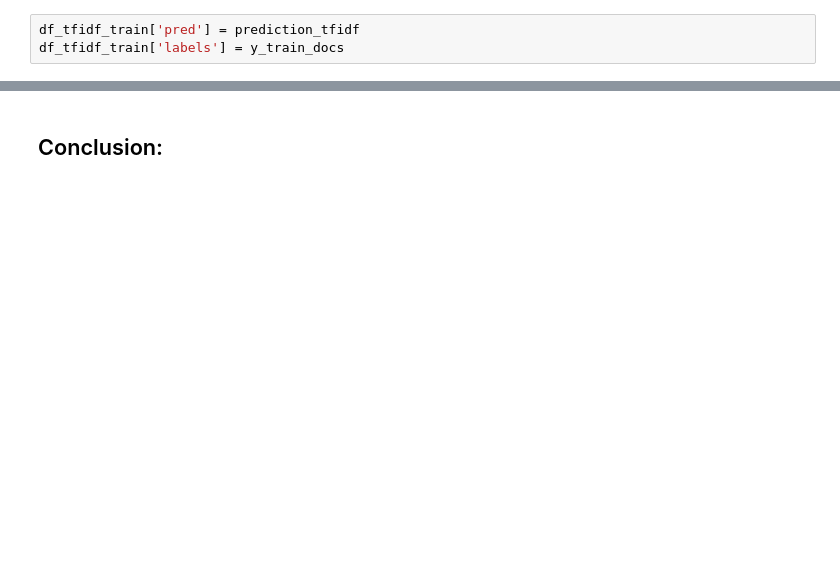
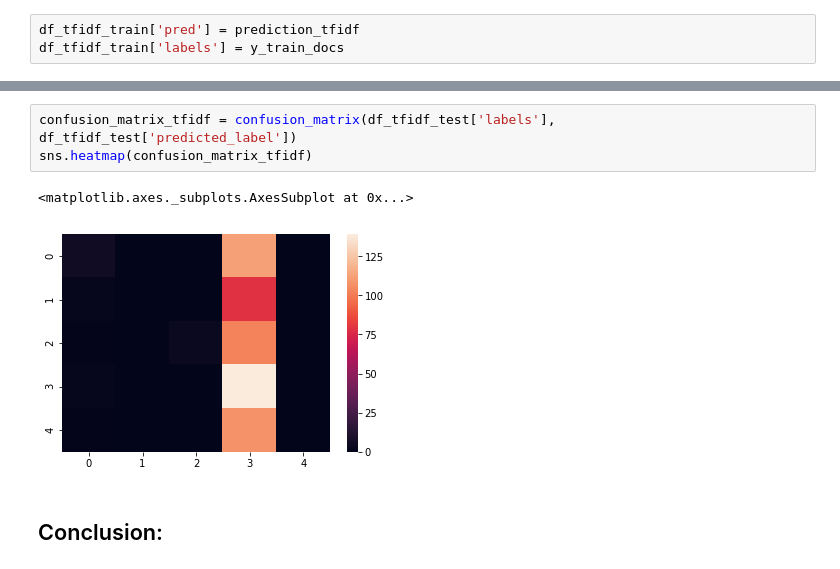
Before and after one commit to kthoward/Thinkful, a Jupyter notebook: _Updated_NLP-Copy2.ipynb, the cells around one changed output, grey strips where cells are left out. Cells and saved outputs as stored; diff of their text form; blank space fills up the shorter version.

```diff
--- a/_Updated_NLP-Copy2.ipynb
+++ b/_Updated_NLP-Copy2.ipynb
@@ -815,2 +908,8 @@ ValueError: setting an array element with a sequence.
+# %%
+confusion_matrix_tfidf = confusion_matrix(df_tfidf_test['labels'], df_tfidf_test['predicted_label'])
+sns.heatmap(confusion_matrix_tfidf)
+# %% [output]
+<matplotlib.axes._subplots.AxesSubplot at 0x...>
+[figure, added]
 # %% [markdown]
 ## Conclusion:
```
Also changed, not shown: parts of 39 cells of this notebook.
